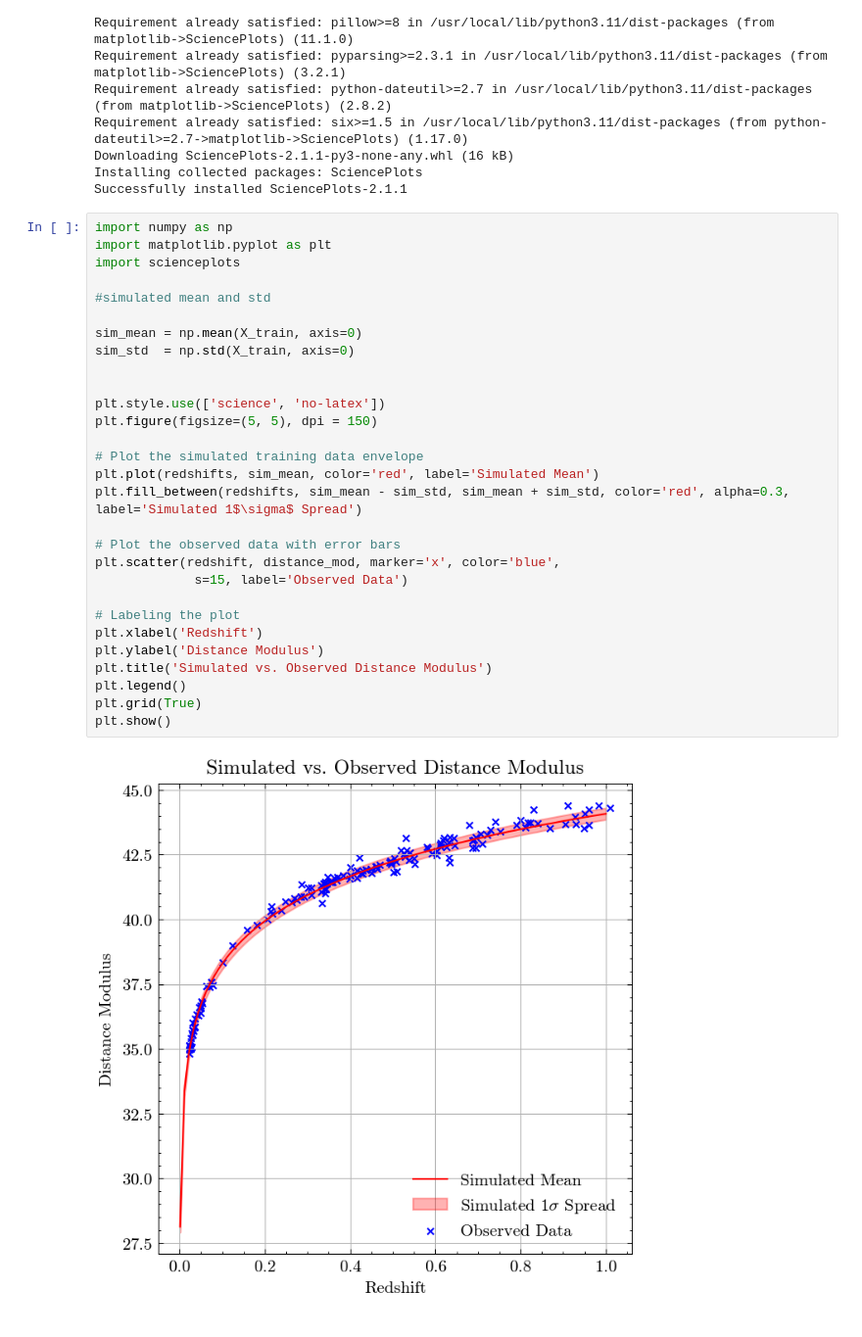
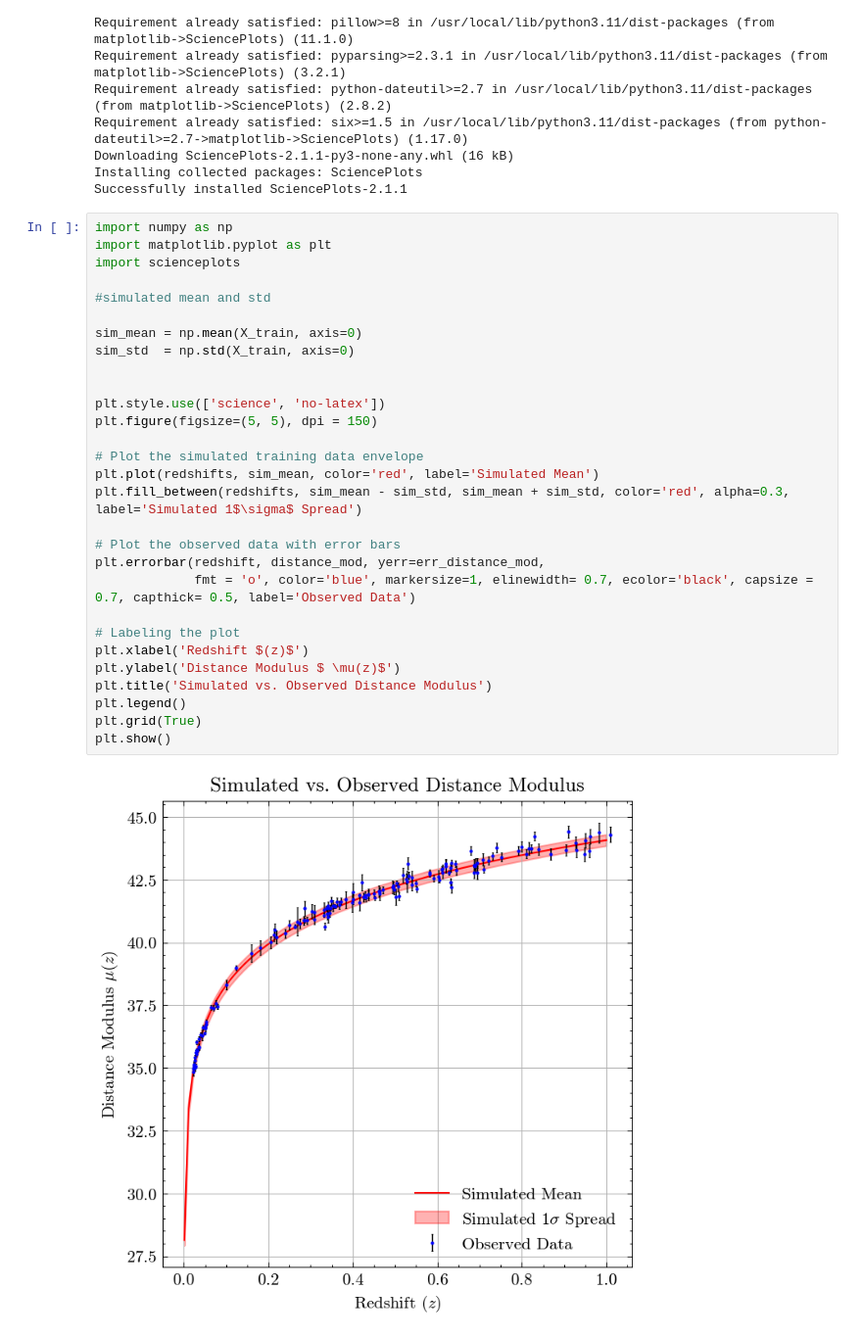
Before and after one commit to josephasal/cosmo_inference, a Jupyter notebook: neural_network/simulating_data.ipynb, the cells around one changed output. Shown at 98% size. Cells and saved outputs as stored; diff of their text form.

Commit message:
Plotted simulated vs observed data

```diff
--- a/neural_network/simulating_data.ipynb
+++ b/neural_network/simulating_data.ipynb
@@ -146,31 +146,31 @@ Successfully installed SciencePlots-2.1.1
 # %%
 import numpy as np
 import matplotlib.pyplot as plt
 import scienceplots
 
 #simulated mean and std
 
 sim_mean = np.mean(X_train, axis=0)
 sim_std  = np.std(X_train, axis=0)
 
 
 plt.style.use(['science', 'no-latex'])
 plt.figure(figsize=(5, 5), dpi = 150)
 
 # Plot the simulated training data envelope
 plt.plot(redshifts, sim_mean, color='red', label='Simulated Mean')
 plt.fill_between(redshifts, sim_mean - sim_std, sim_mean + sim_std, color='red', alpha=0.3, label='Simulated 1$\sigma$ Spread')
 
 # Plot the observed data with error bars
-plt.scatter(redshift, distance_mod, marker='x', color='blue',
-             s=15, label='Observed Data')
+plt.errorbar(redshift, distance_mod, yerr=err_distance_mod,
+             fmt = 'o', color='blue', markersize=1, elinewidth= 0.7, ecolor='black', capsize = 0.7, capthick= 0.5, label='Observed Data')
 
 # Labeling the plot
-plt.xlabel('Redshift')
-plt.ylabel('Distance Modulus')
+plt.xlabel('Redshift $(z)$')
+plt.ylabel('Distance Modulus $ \mu(z)$')
 plt.title('Simulated vs. Observed Distance Modulus')
 plt.legend()
 plt.grid(True)
 plt.show()
 # %% [output]
-[figure, old version]
+[figure, new version]
```
